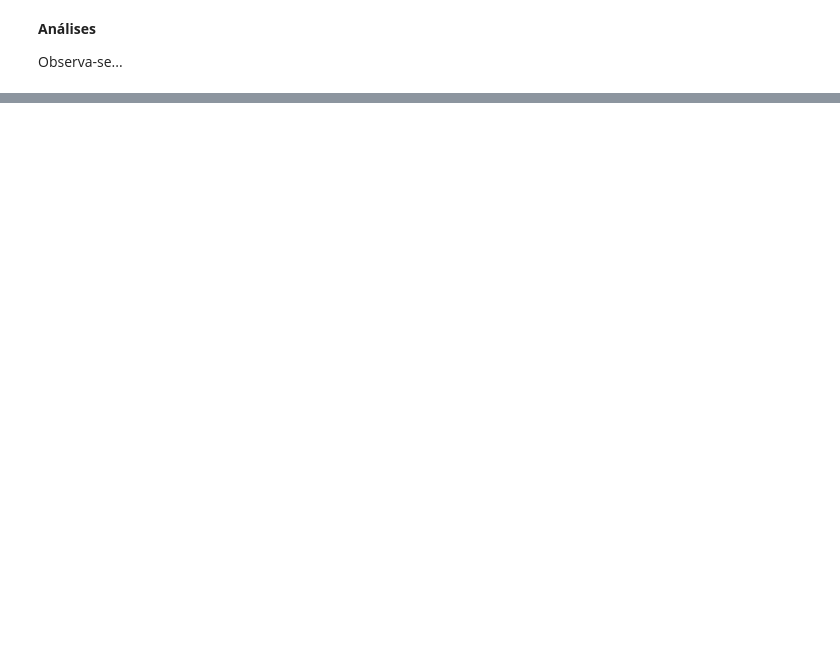
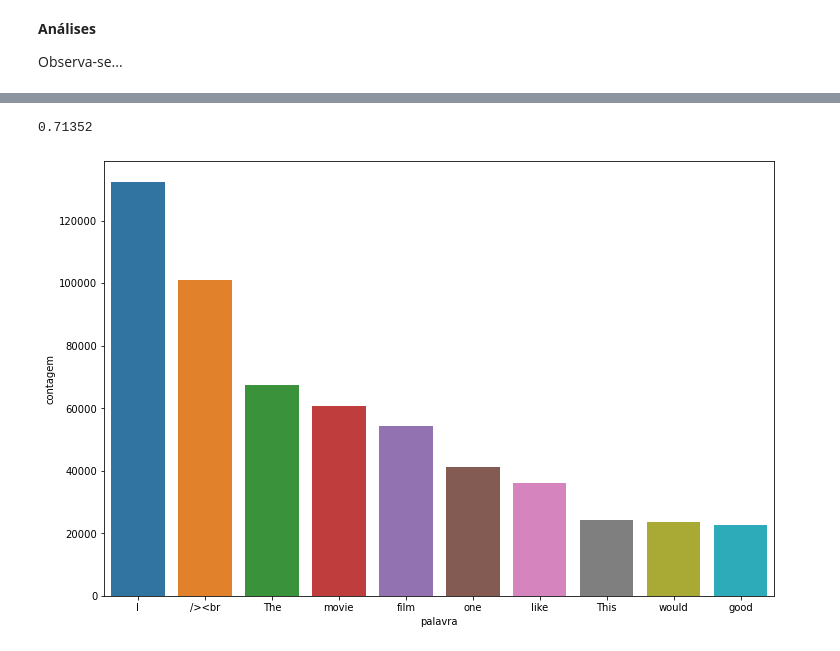
Before and after one commit to izafreitas/machine_learning_dellead_mentoring, a Jupyter notebook: plano_avalicao_lead/Plano de Avaliação Dell Academy Machine Learning.ipynb, the cells around one changed output, grey strips where cells are left out. Drawn from its saved outputs; the diff is of its cells as text; code cells hidden in the pictures; blank space fills up the shorter version.

```diff
--- a/plano_avalicao_lead/Plano de Avaliação Dell Academy Machine Learning.ipynb
+++ b/plano_avalicao_lead/Plano de Avaliação Dell Academy Machine Learning.ipynb
@@ -473,0 +481,19 @@ df_freq.nlargest(columns = "frequencia", n = 10)
+# %%
+# Armazenando na variável "stopwords" a lista de stopwords do corpus do inglês
+stopwords = nltk.corpus.stopwords.words("english")
+
+# Armazena a frase tokenizada (que foi processada), em uma lista
+frase_processada = list()
+
+# Retiranto as stopwords de cada frase/linha da coluna "text" do DataFrame
+for resenha in df_unido.text:
+    frase_nova = list()
+    palavra_texto = token_espaco.tokenize(resenha)
+    for palavra in palavra_texto:
+        if palavra not in stopwords:
+            frase_nova.append(palavra)
+
+    frase_processada.append(' '. join(frase_nova)) # Juntando todas as frases
+
+# Criando uma coluna com a frase processada, isto é, após a remoção das stopwords
+df_unido["processamento_1"] = frase_processada
@@ -473,0 +509,10 @@ df_freq.nlargest(columns = "frequencia", n = 10)
+# %%
+# Aplicando a função 'classificacao_texto' na coluna "processamento_1" utilizando como base a coluna da classificação dos sentimentos 'clf_num'
+classificacao_texto(df_unido, "processamento_1", "clf_num")
+# %% [output]
+0.71352
+# %%
+# Histograma - Plotando as palavras mais frequentes após a remoção das stopwords
+histograma(df_unido, "processamento_1", 10)
+# %% [output]
+[figure, added]
```
Also changed, not shown: parts of 38 cells of this notebook.
